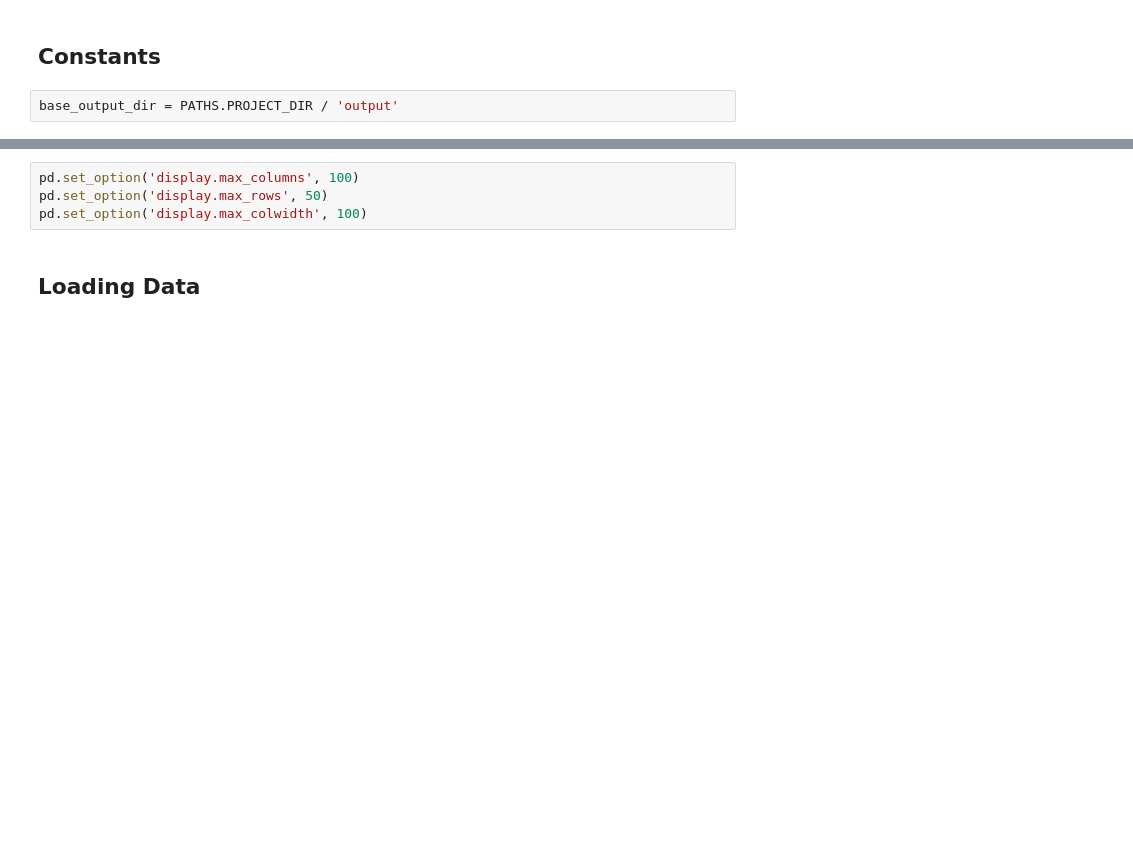
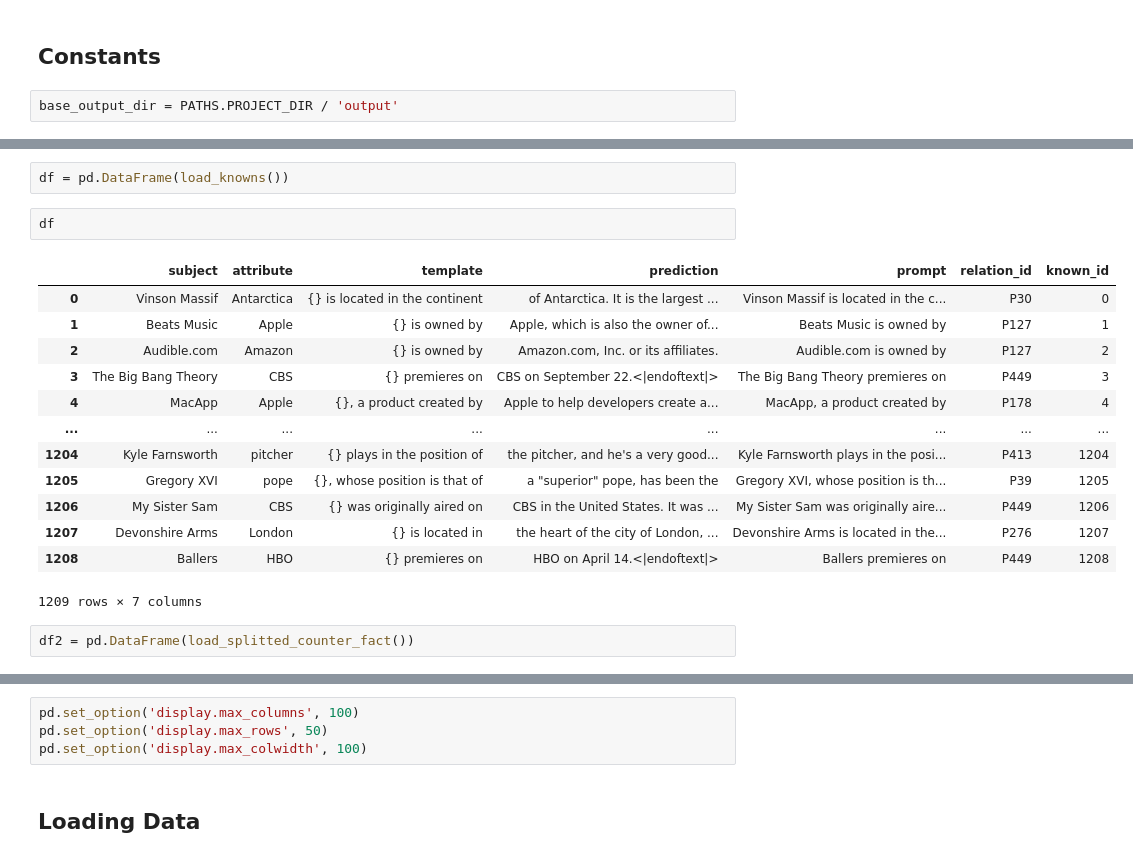
Before and after one commit to idangrosbard/ssm_analysis, a Jupyter notebook: notebooks/test-known_1000_correct.ipynb, the cells around one changed output, grey strips where cells are left out. Saved outputs shown, nothing was run; the diff lists cells and outputs as text; blank space fills up the shorter version.

```diff
--- a/notebooks/test-known_1000_correct.ipynb
+++ b/notebooks/test-known_1000_correct.ipynb
@@ -18,0 +35,20 @@ base_output_dir = PATHS.PROJECT_DIR / 'output'
+# %%
+df = pd.DataFrame(load_knowns())
+# %%
+df
+# %% [output]
+|  | subject | attribute | template | prediction | prompt | relation_id | known_id |
+| 0 | Vinson Massif | Antarctica | {} is located in the continent | of Antarctica. It is the largest ... | Vinson Massif is located in the c... | P30 | 0 |
+| 1 | Beats Music | Apple | {} is owned by | Apple, which is also the owner of... | Beats Music is owned by | P127 | 1 |
+| 2 | Audible.com | Amazon | {} is owned by | Amazon.com, Inc. or its affiliates. | Audible.com is owned by | P127 | 2 |
+| 3 | The Big Bang Theory | CBS | {} premieres on | CBS on September 22.<|endoftext|> | The Big Bang Theory premieres on | P449 | 3 |
+| 4 | MacApp | Apple | {}, a product created by | Apple to help developers create a... | MacApp, a product created by | P178 | 4 |
+| ... | ... | ... | ... | ... | ... | ... | ... |
+| 1204 | Kyle Farnsworth | pitcher | {} plays in the position of | the pitcher, and he's a very good... | Kyle Farnsworth plays in the posi... | P413 | 1204 |
+| 1205 | Gregory XVI | pope | {}, whose position is that of | a "superior" pope, has been the | Gregory XVI, whose position is th... | P39 | 1205 |
+| 1206 | My Sister Sam | CBS | {} was originally aired on | CBS in the United States. It was ... | My Sister Sam was originally aire... | P449 | 1206 |
+| 1207 | Devonshire Arms | London | {} is located in | the heart of the city of London, ... | Devonshire Arms is located in the... | P276 | 1207 |
+| 1208 | Ballers | HBO | {} premieres on | HBO on April 14.<|endoftext|> | Ballers premieres on | P449 | 1208 |
+1209 rows × 7 columns
+# %%
+df2 = pd.DataFrame(load_splitted_counter_fact())
```
Also changed, not shown: parts of 5 cells of this notebook, 5 other files.
